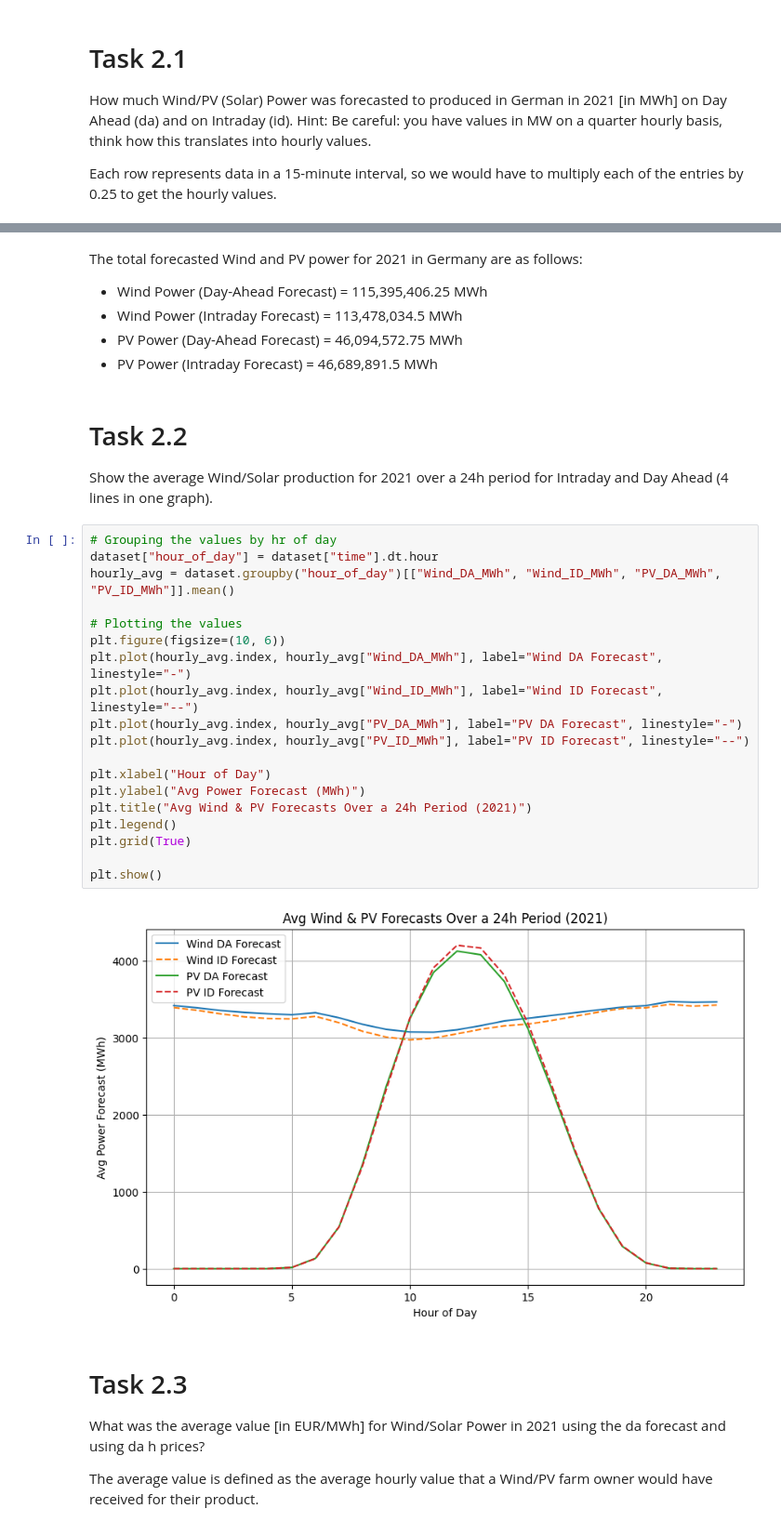
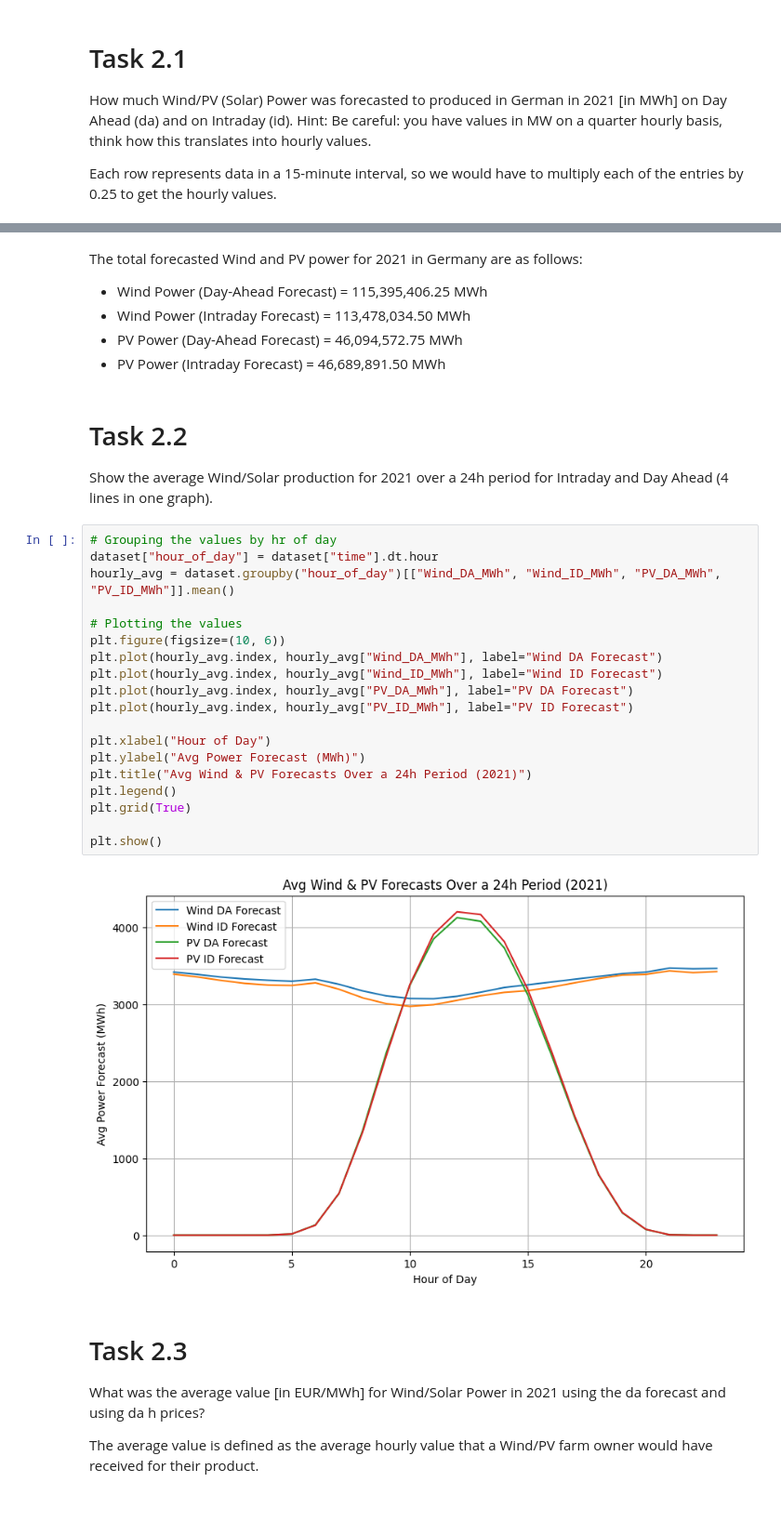
Before and after one commit to kokakokabot/flexpower-task, a Jupyter notebook: Notebooks/analysis.ipynb, the cells around one changed output, grey strips where cells are left out. Shown at 93% size. Drawn from its saved outputs; the diff is of its cells as text.

```diff
--- a/Notebooks/analysis.ipynb
+++ b/Notebooks/analysis.ipynb
@@ -42,9 +42,9 @@ PV Power (Intraday Forecast) =  46689891.5 MWh
 The total forecasted Wind and PV power for 2021 in Germany are as follows:
 
 - Wind Power (Day-Ahead Forecast) =  115,395,406.25 MWh
-- Wind Power (Intraday Forecast) =  113,478,034.5 MWh
+- Wind Power (Intraday Forecast) =  113,478,034.50 MWh
 - PV Power (Day-Ahead Forecast) =  46,094,572.75 MWh
-- PV Power (Intraday Forecast) =  46,689,891.5 MWh
+- PV Power (Intraday Forecast) =  46,689,891.50 MWh
 # %% [markdown]
 # Task 2.2
 
@@ -52,24 +52,24 @@ Show the average Wind/Solar production for 2021 over a 24h period for Intraday a
 # %%
 # Grouping the values by hr of day
 dataset["hour_of_day"] = dataset["time"].dt.hour
 hourly_avg = dataset.groupby("hour_of_day")[["Wind_DA_MWh", "Wind_ID_MWh", "PV_DA_MWh", "PV_ID_MWh"]].mean()
 
 # Plotting the values
 plt.figure(figsize=(10, 6))
-plt.plot(hourly_avg.index, hourly_avg["Wind_DA_MWh"], label="Wind DA Forecast", linestyle="-")
-plt.plot(hourly_avg.index, hourly_avg["Wind_ID_MWh"], label="Wind ID Forecast", linestyle="--")
-plt.plot(hourly_avg.index, hourly_avg["PV_DA_MWh"], label="PV DA Forecast", linestyle="-")
-plt.plot(hourly_avg.index, hourly_avg["PV_ID_MWh"], label="PV ID Forecast", linestyle="--")
+plt.plot(hourly_avg.index, hourly_avg["Wind_DA_MWh"], label="Wind DA Forecast")
+plt.plot(hourly_avg.index, hourly_avg["Wind_ID_MWh"], label="Wind ID Forecast")
+plt.plot(hourly_avg.index, hourly_avg["PV_DA_MWh"], label="PV DA Forecast")
+plt.plot(hourly_avg.index, hourly_avg["PV_ID_MWh"], label="PV ID Forecast")
 
 plt.xlabel("Hour of Day")
 plt.ylabel("Avg Power Forecast (MWh)")
 plt.title("Avg Wind & PV Forecasts Over a 24h Period (2021)")
 plt.legend()
 plt.grid(True)
 
 plt.show()
 # %% [output]
-[figure, old version]
+[figure, new version]
 # %% [markdown]
 # Task 2.3
 What was the average value [in EUR/MWh] for Wind/Solar Power in 2021 using the da forecast and using da h prices?
```
Also changed, not shown: parts of 2 cells of this notebook, 2 other files.
